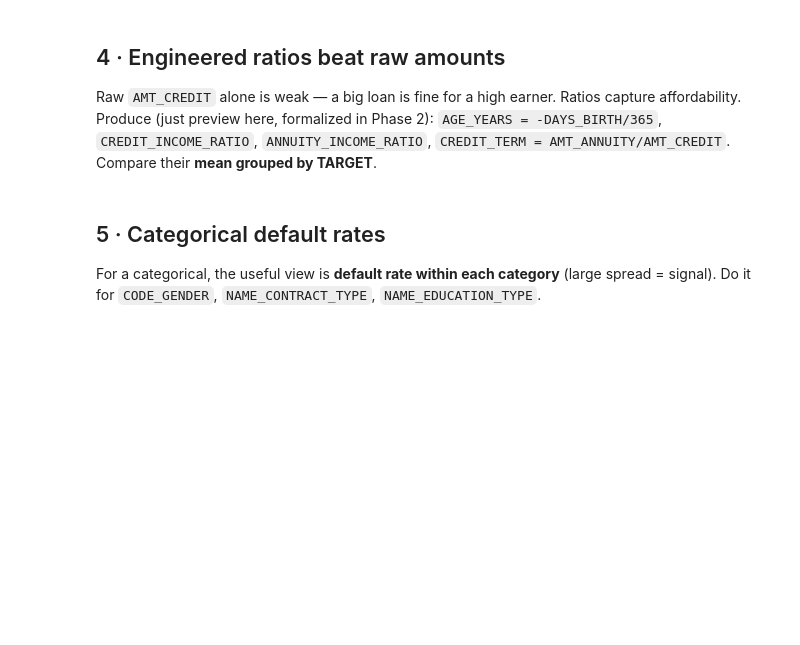
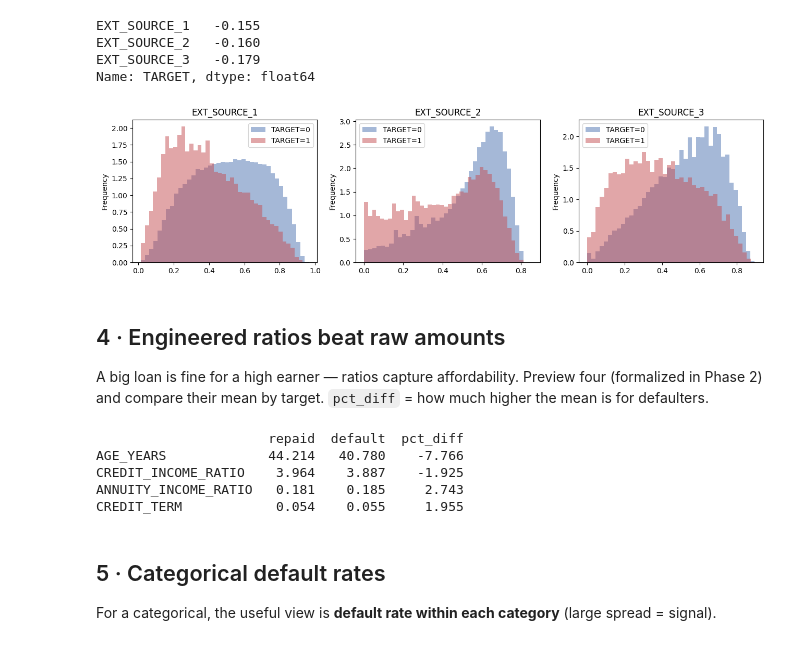
Before and after one commit to MohamedGamal04/CreditLens, a Jupyter notebook: notebooks/01_eda.ipynb, the cells around one changed output. Saved outputs shown, nothing was run; the diff lists cells and outputs as text; code cells hidden in the pictures; blank space fills up the shorter version.

```diff
--- a/notebooks/01_eda.ipynb
+++ b/notebooks/01_eda.ipynb
@@ -43,6 +74,21 @@ Produce: correlation of each with `TARGET`, and distribution of each split by ta
+# %%
+ext = ['EXT_SOURCE_1', 'EXT_SOURCE_2', 'EXT_SOURCE_3']
+print(app[ext + [TARGET]].corr()[TARGET].drop(TARGET).round(3))
+
+fig, axes = plt.subplots(1, 3, figsize=(13, 3.5))
+for ax, col in zip(axes, ext):
+    for t, c in [(0, '#4C72B0'), (1, '#C44E52')]:
+        app.loc[app[TARGET] == t, col].plot(kind='hist', bins=40, density=True,
+                                            alpha=0.5, ax=ax, color=c, label=f'TARGET={t}')
+    ax.set_title(col); ax.legend()
+plt.tight_layout(); plt.show()
+# %% [output]
+EXT_SOURCE_1   -0.155
+EXT_SOURCE_2   -0.160
+EXT_SOURCE_3   -0.179
+Name: TARGET, dtype: float64
+[figure, added]
 # %% [markdown]
 ## 4 · Engineered ratios beat raw amounts
-Raw `AMT_CREDIT` alone is weak — a big loan is fine for a high earner. Ratios capture affordability.
-Produce (just preview here, formalized in Phase 2):
-`AGE_YEARS = -DAYS_BIRTH/365`, `CREDIT_INCOME_RATIO`, `ANNUITY_INCOME_RATIO`, `CREDIT_TERM = AMT_ANNUITY/AMT_CREDIT`.
-Compare their **mean grouped by TARGET**.
+A big loan is fine for a high earner — ratios capture affordability. Preview four (formalized in Phase 2)
+and compare their mean by target. `pct_diff` = how much higher the mean is for defaulters.
@@ -51,4 +95,21 @@ Compare their **mean grouped by TARGET**.
+# %%
+f = app.copy()
+f['AGE_YEARS'] = -f['DAYS_BIRTH'] / 365
+f['CREDIT_INCOME_RATIO'] = f['AMT_CREDIT'] / f['AMT_INCOME_TOTAL']
+f['ANNUITY_INCOME_RATIO'] = f['AMT_ANNUITY'] / f['AMT_INCOME_TOTAL']
+f['CREDIT_TERM'] = f['AMT_ANNUITY'] / f['AMT_CREDIT']
+
+cols = ['AGE_YEARS', 'CREDIT_INCOME_RATIO', 'ANNUITY_INCOME_RATIO', 'CREDIT_TERM']
+s = f.groupby(TARGET)[cols].mean().T
+s.columns = ['repaid', 'default']
+s['pct_diff'] = (s['default'] / s['repaid'] - 1) * 100
+print(s.round(3))
+# %% [output]
+                      repaid  default  pct_diff
+AGE_YEARS             44.214   40.780    -7.766
+CREDIT_INCOME_RATIO    3.964    3.887    -1.925
+ANNUITY_INCOME_RATIO   0.181    0.185     2.743
+CREDIT_TERM            0.054    0.055     1.955
 # %% [markdown]
 ## 5 · Categorical default rates
 For a categorical, the useful view is **default rate within each category** (large spread = signal).
-Do it for `CODE_GENDER`, `NAME_CONTRACT_TYPE`, `NAME_EDUCATION_TYPE`.
```
Also changed, not shown: parts of 24 cells of this notebook, 2 other files.
